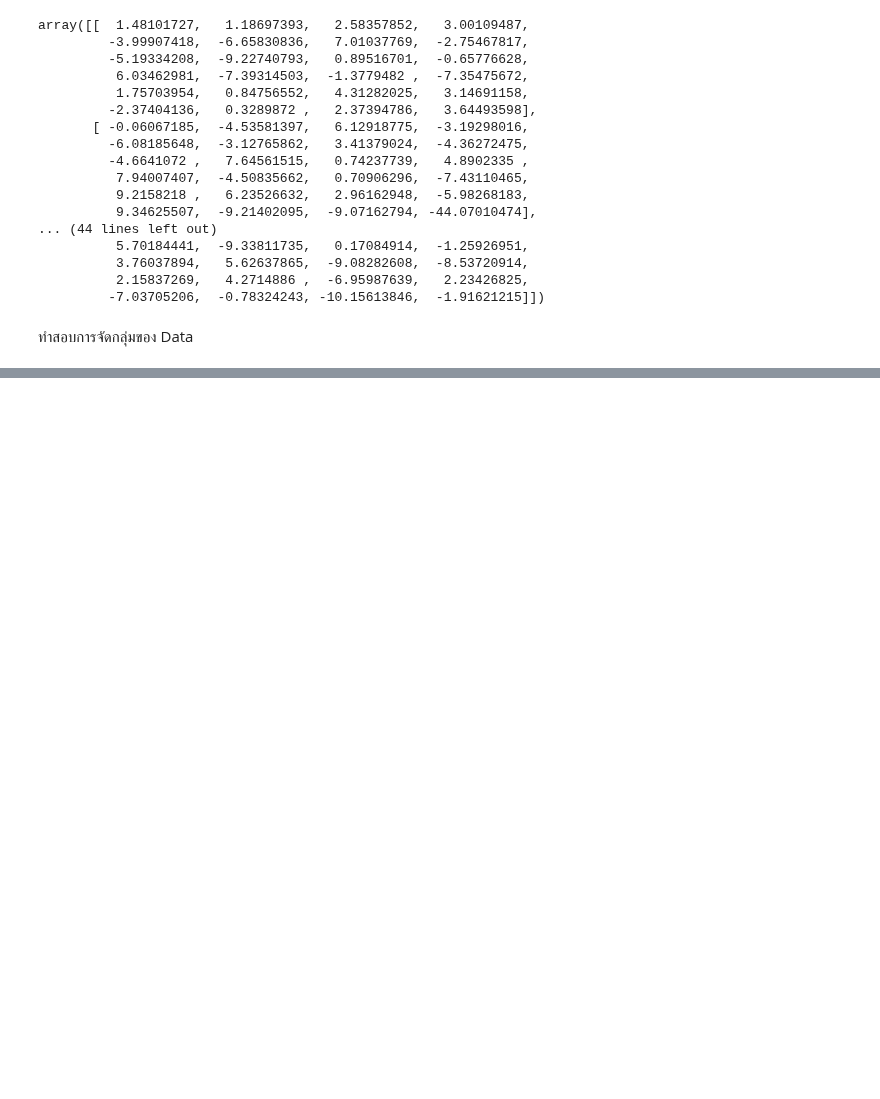
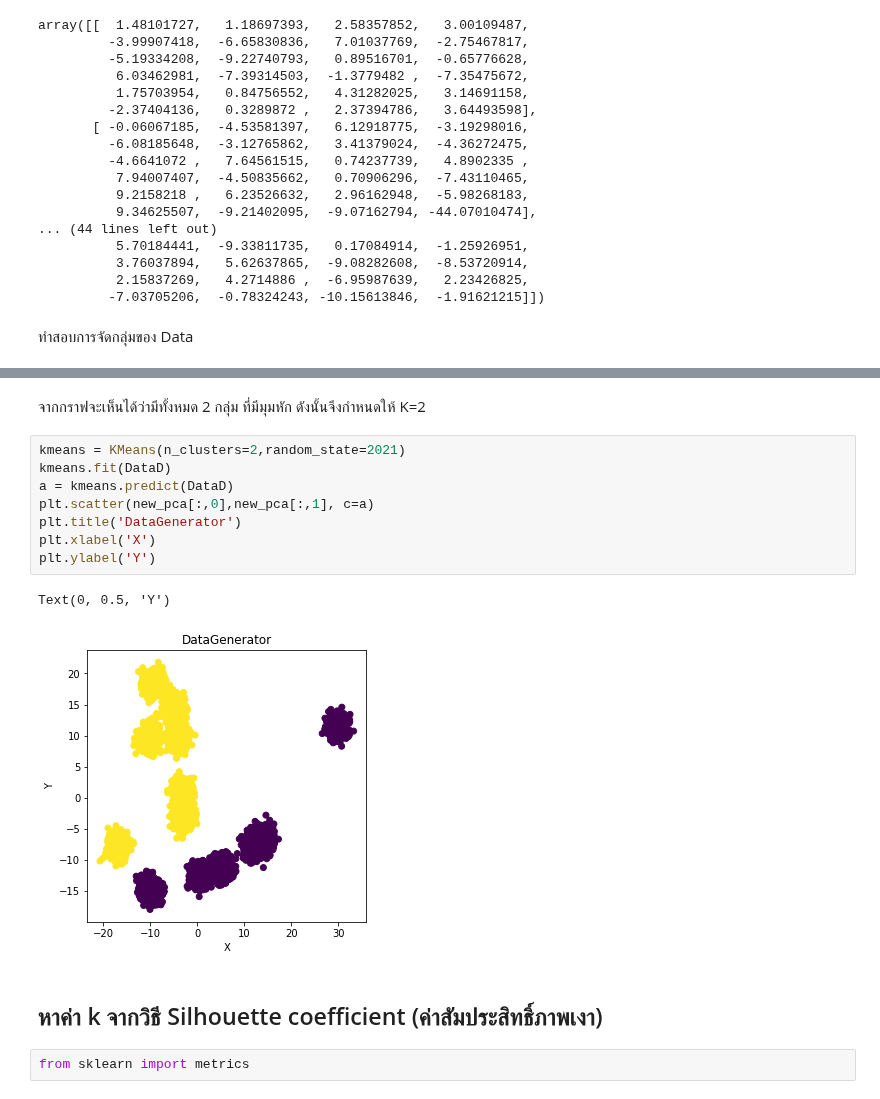
Before and after one commit to Pornchita2541/Multivariate, a Jupyter notebook: สอบปลายภาค.ipynb, the cells around one changed output, grey strips where cells are left out. Saved outputs shown, nothing was run; the diff lists cells and outputs as text; blank space fills up the shorter version.

```diff
--- a/สอบปลายภาค.ipynb
+++ b/สอบปลายภาค.ipynb
@@ -113,0 +226,17 @@ array([5, 1, 6, ..., 0, 9, 4], dtype=int32)
+# %% [markdown]
+จากกราฟจะเห็นได้ว่ามีทั้งหมด 2 กลุ่ม ที่มีมุมหัก ดังนั้นจึงกำหนดให้ K=2
+# %%
+kmeans = KMeans(n_clusters=2,random_state=2021)
+kmeans.fit(DataD)
+a = kmeans.predict(DataD)
+plt.scatter(new_pca[:,0],new_pca[:,1], c=a)
+plt.title('DataGenerator')
+plt.xlabel('X')
+plt.ylabel('Y')
+# %% [output]
+Text(0, 0.5, 'Y')
+[figure, added]
+# %% [markdown]
+## หาค่า k จากวิธี Silhouette coefficient (ค่าสัมประสิทธิ์ภาพเงา)
+# %%
+from sklearn import metrics
```
Also changed, not shown: parts of 30 cells of this notebook.
